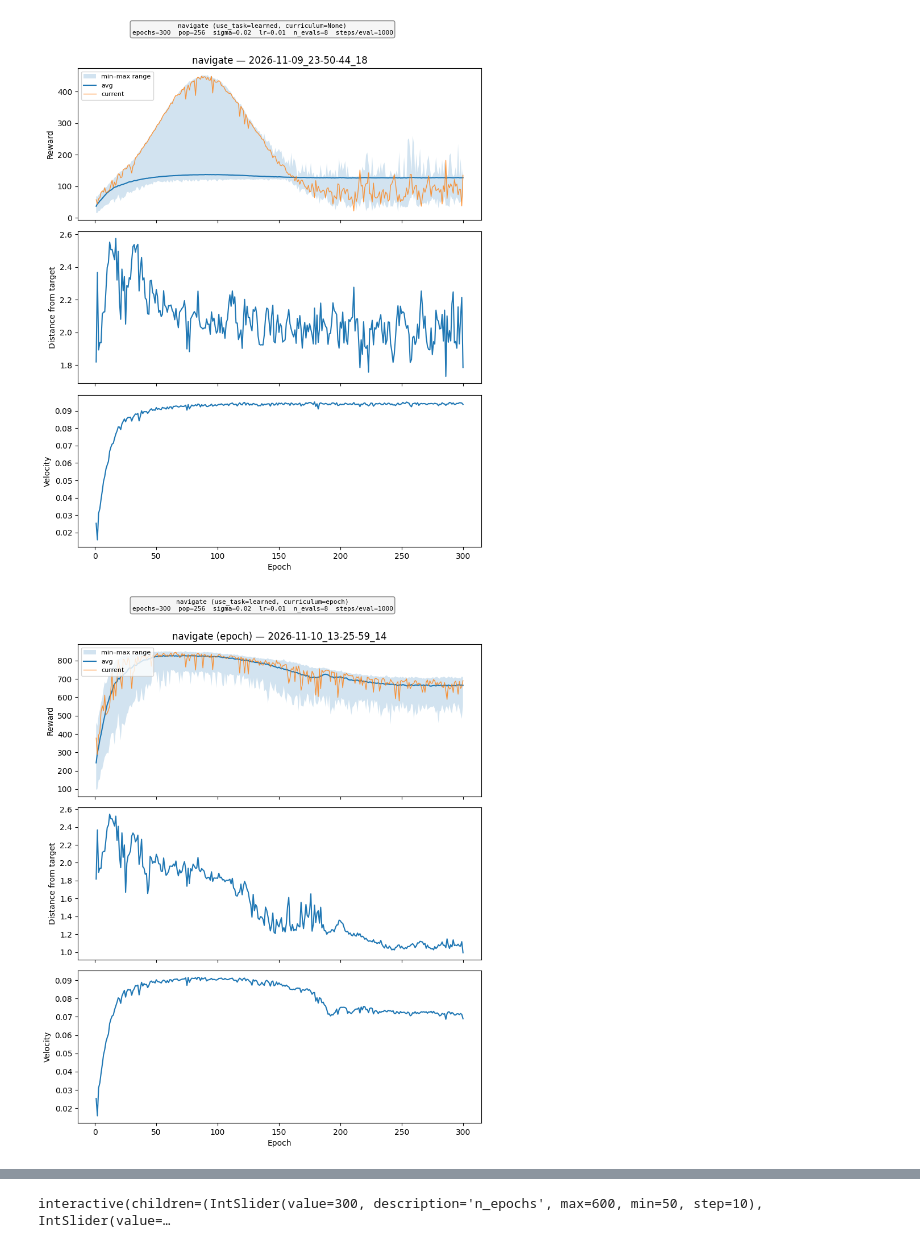
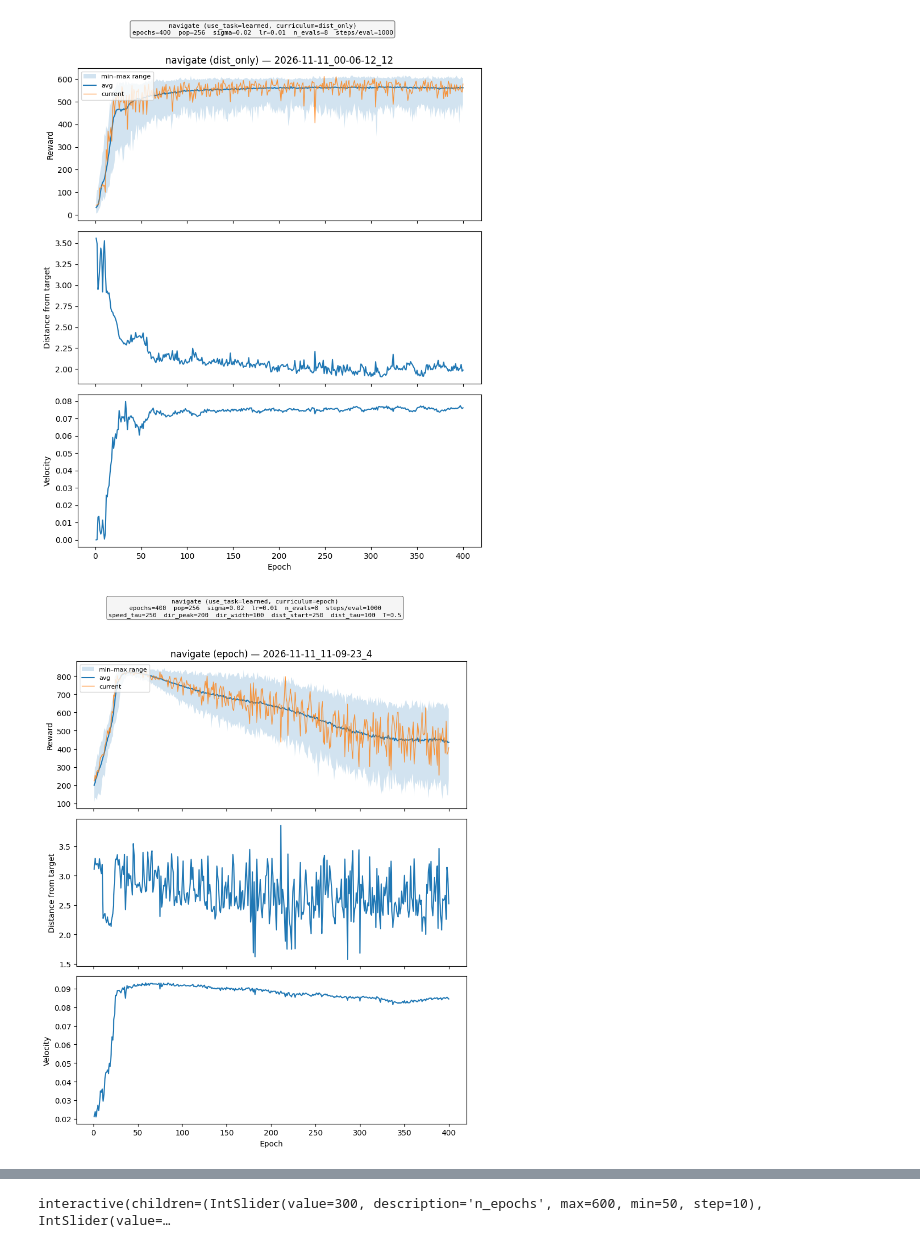
Before and after one commit to rsatapat/ncap-swimmer, a Jupyter notebook: track_model.ipynb, the cells around one changed output, grey strips where cells are left out. Saved outputs shown, nothing was run; the diff lists cells and outputs as text; code cells hidden in the pictures.

```diff
--- a/track_model.ipynb
+++ b/track_model.ipynb
@@ -22,8 +26,8 @@ dir = r"D:\ncap-swimmer\FromGPUSERVER"
 # combine them into one continuous plot. 2026-11-09_19-58-51_29 is a
 # separate, standalone run.
 combined_runs = ["2026-11-06_10-38-56_12", "2026-11-06_16-56-27_14"]
-solo_runs = ["2026-11-05_19-01-48_27", "2026-11-09_19-58-51_29", "2026-11-09_23-50-44_18", \
-    "2026-11-10_13-25-59_14", "2026-11-10_17-23-27_1"]
+solo_runs = ["2026-11-10_13-25-59_14", "2026-11-10_17-23-27_1", "2026-11-11_00-06-12_12",\
+    "2026-11-11_11-09-23_4"]
 
 combined_csvs = [os.path.join(dir, name, "progress.csv") for name in combined_runs]
 try:
@@ -57,2 +60,2 @@ Plotting training progress for D:\ncap-swimmer\FromGPUSERVER\2026-11-10_17-23-27
-[figure, old version]
+[figure, new version]
-[figure, old version]
+[figure, new version]
```
Also changed, not shown: parts of 6 cells of this notebook, 3 other files.
